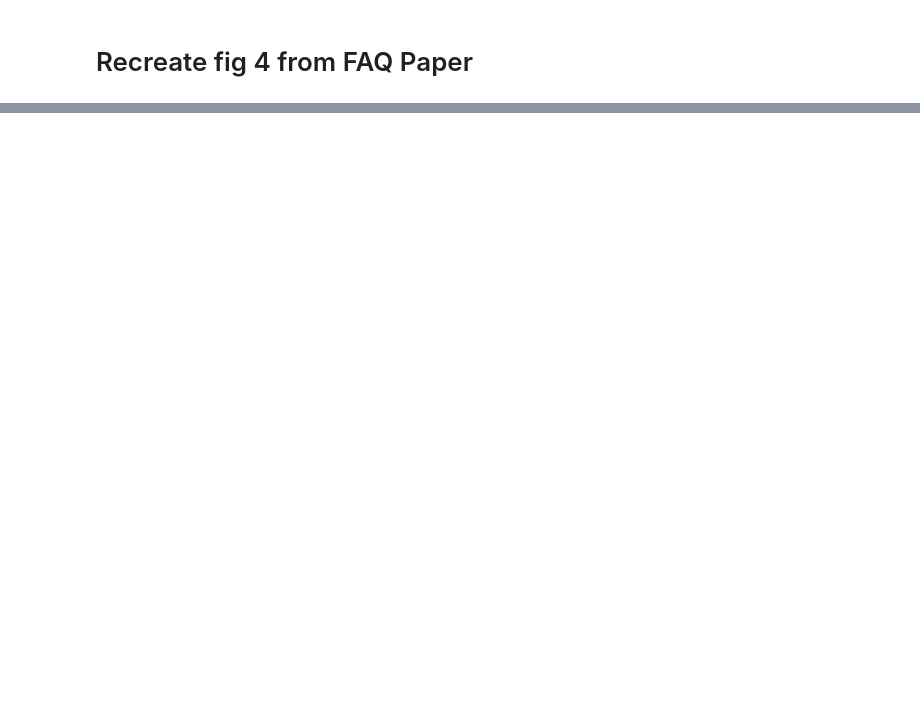
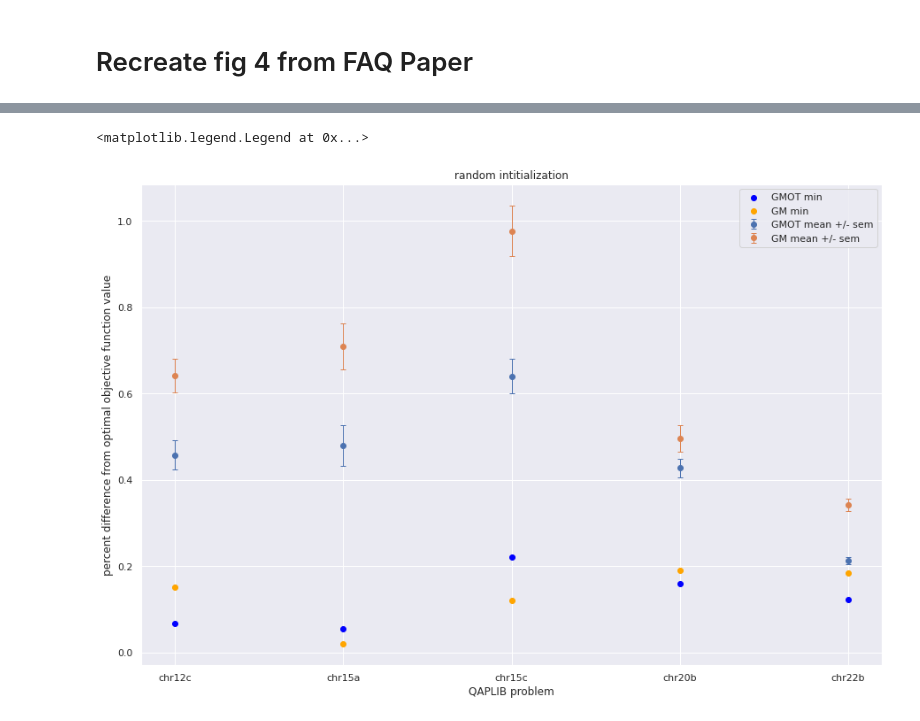
Before and after one commit to neurodata/goat, a Jupyter notebook: docs/qaplib_figs.ipynb, the cells around one changed output, grey strips where cells are left out. Cells and saved outputs as stored; diff of their text form; code cells hidden in the pictures; blank space fills up the shorter version.

Commit message:
update qaplib figs

```diff
--- a/docs/qaplib_figs.ipynb
+++ b/docs/qaplib_figs.ipynb
@@ -194,0 +301,14 @@ percent better = 0.319672131147541
+# %%
+import pandas as pd
+from scipy.stats import sem
+
+opt = [slnfile[i] for i in qapprob]
+mat = np.zeros((n_qap,3))
+mat[:,0] = opt
+mat[:,1] = sem(gm_bary,axis=1)
+mat[:,2] = sem(gmot_bary,axis=1)
+mat = mat.astype(int)
+df = pd.DataFrame(mat,columns=["OPT","GM", 'GM_OT'])
+df.insert(0,"QAP",qapprob,True)
+
+print(df)
@@ -194,0 +333,23 @@ percent better = 0.319672131147541
+# %%
+from scipy.stats import sem
+import seaborn as sns
+opt = mat[:,0].reshape(-1,1)
+gmot_pdiff = (gmot_rand - opt)/opt
+gm_pdiff = (gm_rand - opt)/opt
+gmot_pdiffb = (gmot_bary - opt)/opt
+gm_pdiffb = (gm_bary - opt)/opt
+
+sns.set_context('paper')
+sns.set(rc={'figure.figsize':(15,10)})
+plt.errorbar(qapprob,np.mean(gmot_pdiff,axis=1), sem(gmot_pdiff,axis=1),fmt='o',capsize=3, elinewidth=1, markeredgewidth=1, label='GMOT mean +/- sem',)
+plt.errorbar(qapprob,np.mean(gm_pdiff,axis=1), sem(gm_pdiff,axis=1),fmt='o',capsize=3, elinewidth=1, markeredgewidth=1, label='GM mean +/- sem',)
+plt.scatter(qapprob,np.min(gmot_pdiff,axis=1), color='blue', label = "GMOT min")
+plt.scatter(qapprob,np.min(gm_pdiff,axis=1), color='orange', label='GM min')
+plt.xlabel("QAPLIB problem")
+plt.ylabel("percent difference from optimal objective function value")
+
+plt.title('random intitialization')
+plt.legend()
+# %% [output]
+<matplotlib.legend.Legend at 0x...>
+[figure, added]
```
Also changed, not shown: parts of 20 cells of this notebook.
